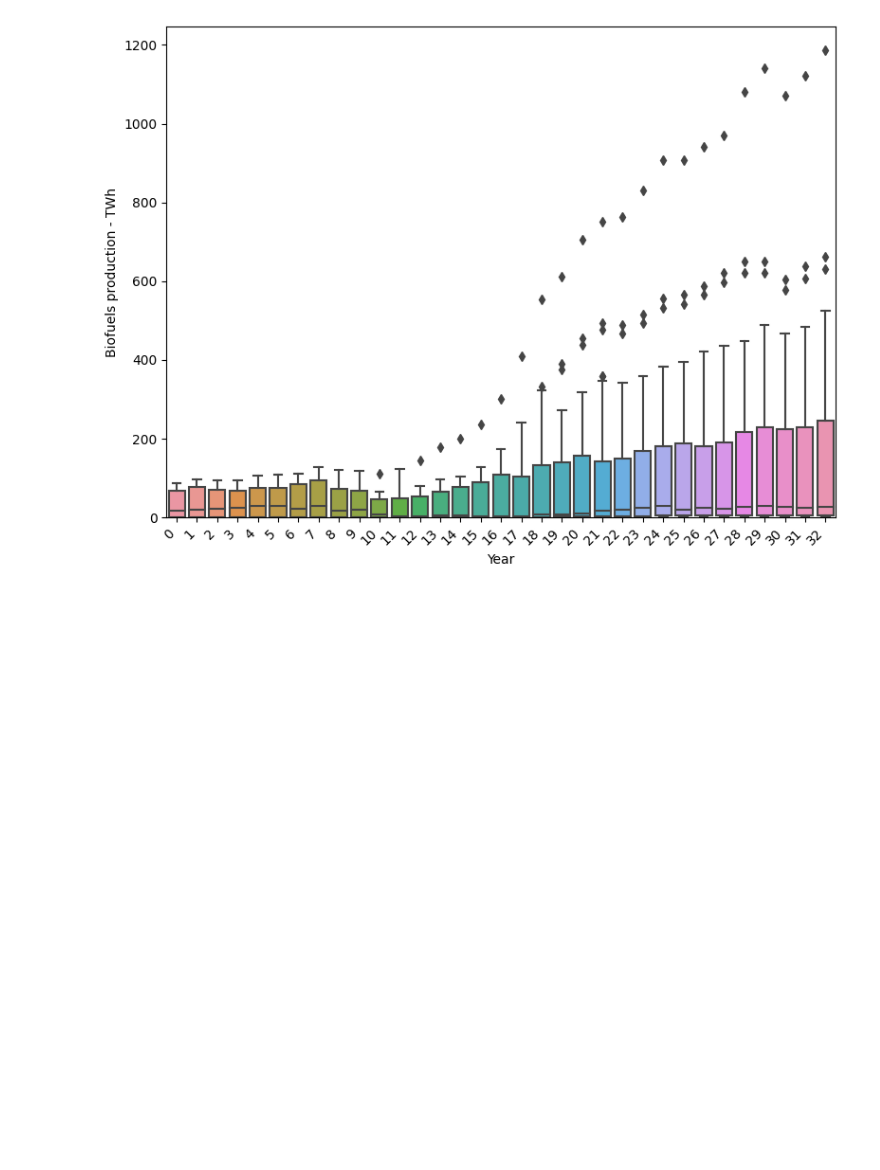
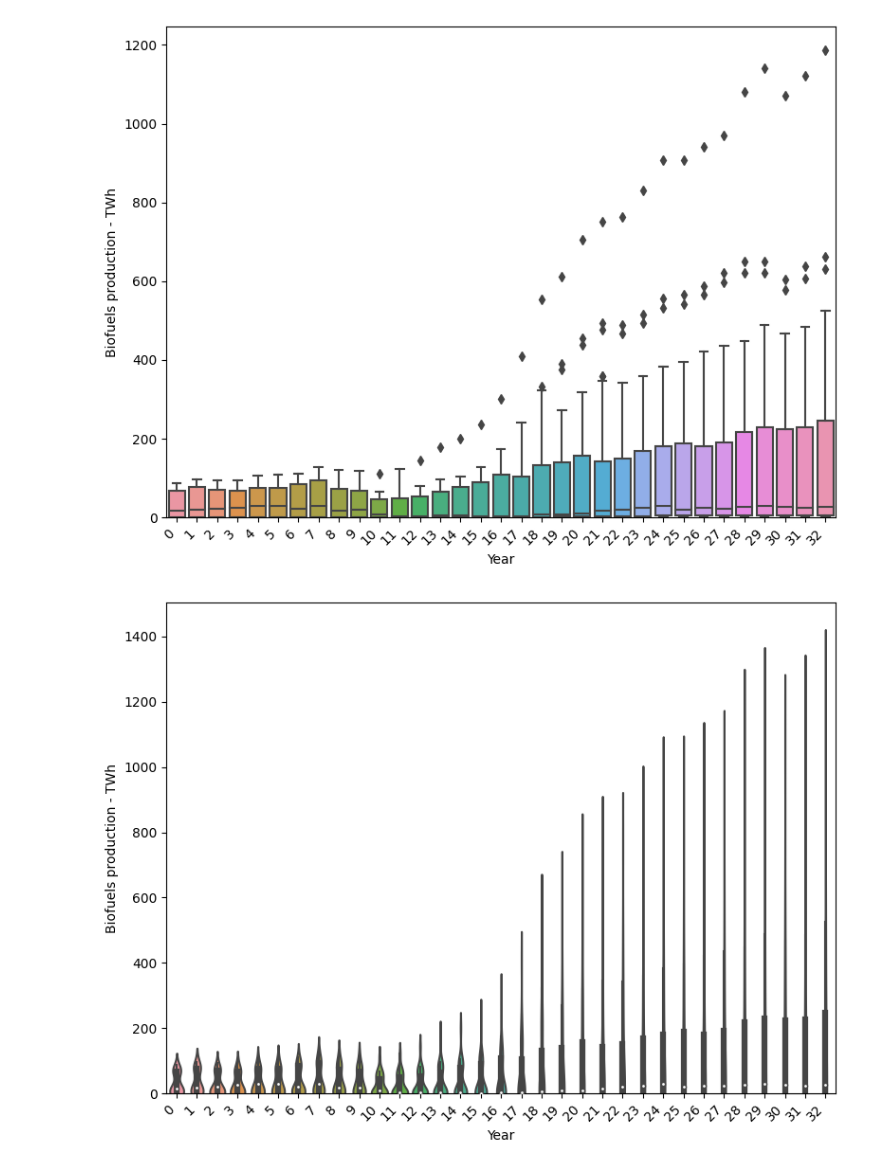
Before and after one commit to erirosv/DataScience, a Jupyter notebook: kaggle/renewable_energy_share/notebooks/data_exploration/biofule_production.ipynb, the cells around one changed output. Cells and saved outputs as stored; diff of their text form; code cells hidden in the pictures; blank space fills up the shorter version.

Commit message:
playing around with more data exploration

```diff
--- a/kaggle/renewable_energy_share/notebooks/data_exploration/biofule_production.ipynb
+++ b/kaggle/renewable_energy_share/notebooks/data_exploration/biofule_production.ipynb
@@ -72,3 +72,13 @@ plt.tight_layout()
 plt.show()
 # %% [output]
 [figure]
+# %%
+data = pd.concat([df['Biofuels production - TWh'], df['Year']], axis=1)
+f, ax = plt.subplots(figsize=(8, 6))
+fig = sns.violinplot(x=df['Year'], y='Biofuels production - TWh', data=data)
+fig.axis(ymin=0)
+ax.set_xticklabels(ax.get_xticks(), rotation = 45, ha='right')
+plt.tight_layout()
+plt.show()
+# %% [output]
+[figure, added]
```
Also changed, not shown: parts of 1 cell of this notebook.
